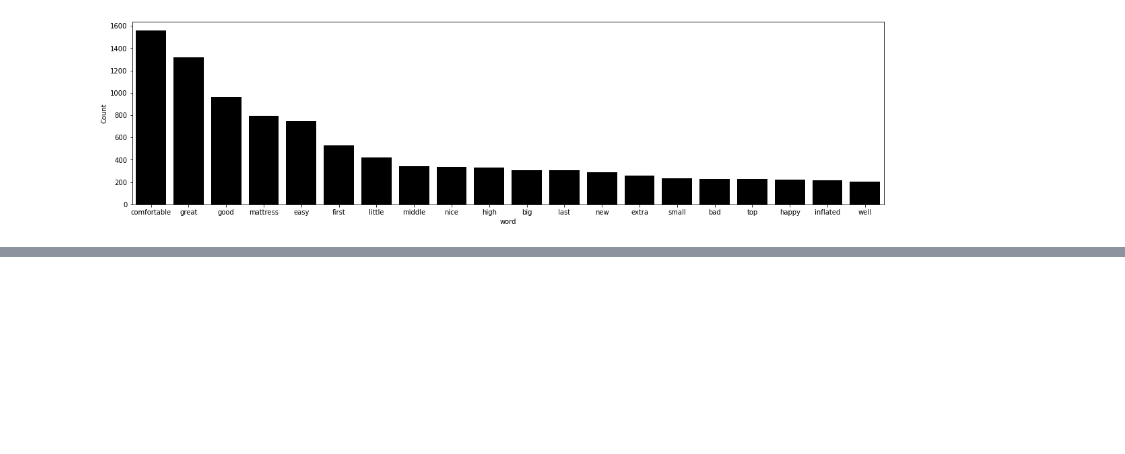
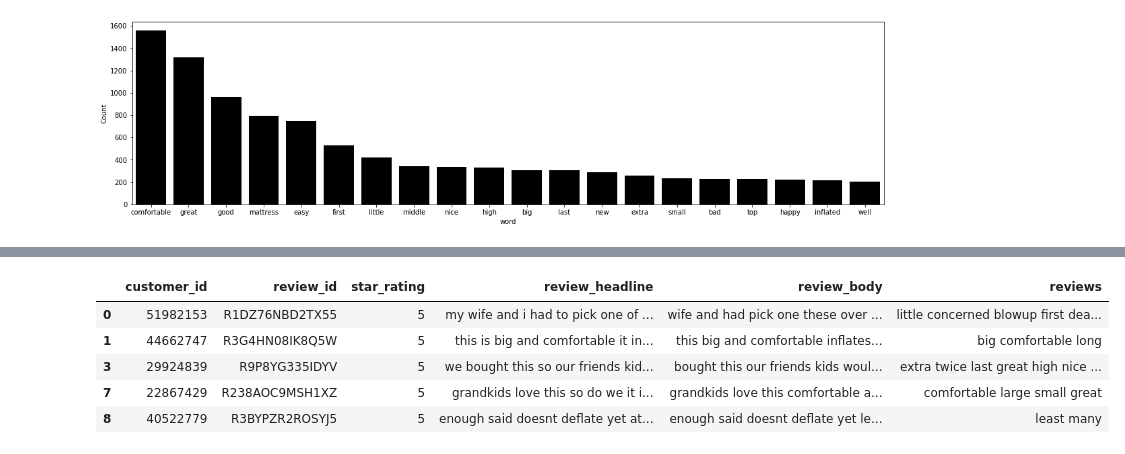
Before and after one commit to jbenasuli/consumer_behavior, a Jupyter notebook: ML_Topic_Analysis.ipynb, the cells around one changed output, grey strips where cells are left out. Cells and saved outputs as stored; diff of their text form; code cells hidden in the pictures; blank space fills up the shorter version.

```diff
--- a/ML_Topic_Analysis.ipynb
+++ b/ML_Topic_Analysis.ipynb
@@ -165,0 +180,10 @@ freq_words(df['reviews'], 20)
+# %%
+df_5stars = df[df['star_rating'] == 5]
+df_5stars.head()
+# %% [output]
+|  | customer_id | review_id | star_rating | review_headline | review_body | reviews |
+| 0 | 51982153 | R1DZ76NBD2TX55 | 5 | my wife and i had to pick one of ... | wife and had pick one these over ... | little concerned blowup first dea... |
+| 1 | 44662747 | R3G4HN08IK8Q5W | 5 | this is big and comfortable it in... | this big and comfortable inflates... | big comfortable long |
+| 3 | 29924839 | R9P8YG335IDYV | 5 | we bought this so our friends kid... | bought this our friends kids woul... | extra twice last great high nice ... |
+| 7 | 22867429 | R238AOC9MSH1XZ | 5 | grandkids love this so do we it i... | grandkids love this comfortable a... | comfortable large small great |
+| 8 | 40522779 | R3BYPZR2ROSYJ5 | 5 | enough said doesnt deflate yet at... | enough said doesnt deflate yet le... | least many |
```
Also changed, not shown: parts of 11 cells of this notebook.
